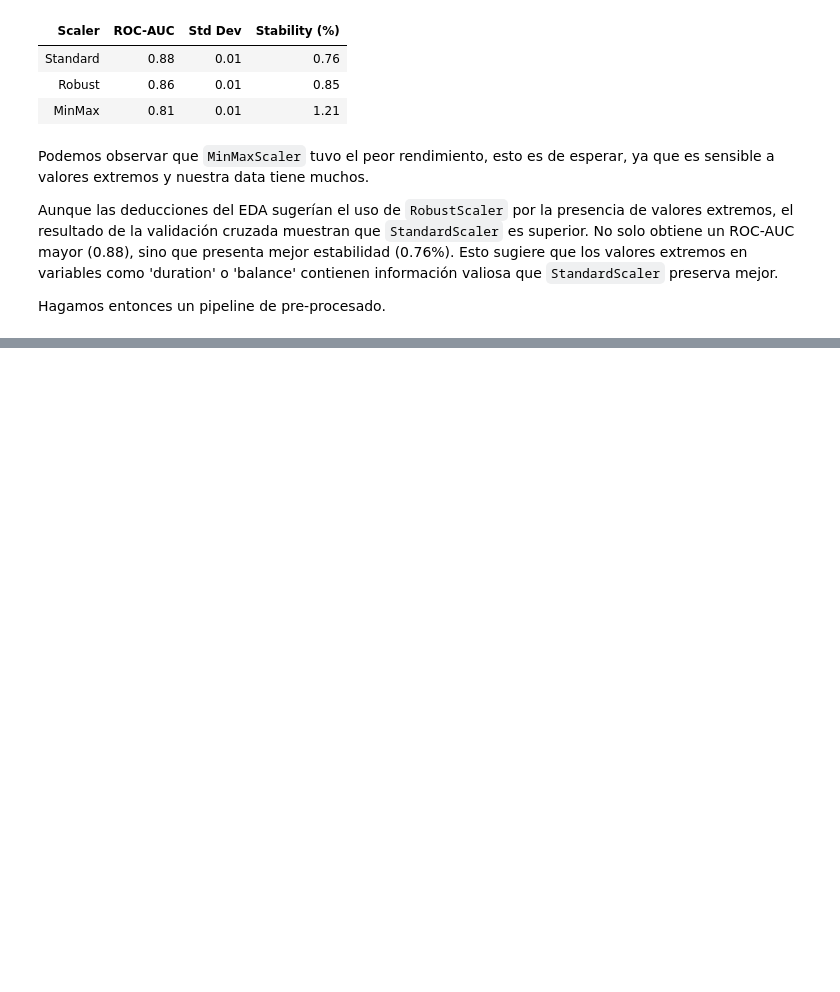
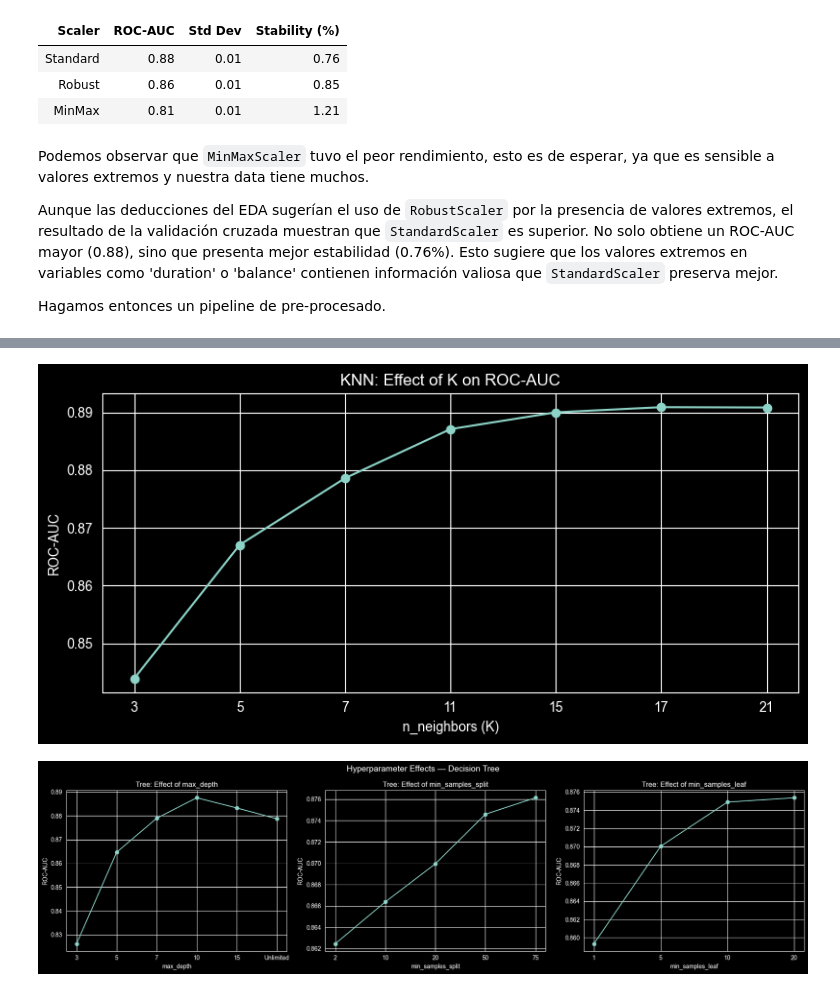
Before and after one commit to mathiasaiva/AA_primera_practica, a Jupyter notebook: notebooks/01_EDA_and_modeling.ipynb, the cells around one changed output, grey strips where cells are left out. Saved outputs shown, nothing was run; the diff lists cells and outputs as text; code cells hidden in the pictures; blank space fills up the shorter version.

```diff
--- a/notebooks/01_EDA_and_modeling.ipynb
+++ b/notebooks/01_EDA_and_modeling.ipynb
@@ -632,0 +714,54 @@ show_df(summary)
+# %%
+# ================= PLOTS ===================
+def config_plot(axe, order, model, set_xticklabels, set_title, set_xlabel, set_ylabel='ROC-AUC', grid = True):
+    order_len = range(len(order))
+    axe.plot(order_len, model.values, marker='o')
+    axe.set_xticks(order_len)
+    axe.set_xticklabels(set_xticklabels)
+    axe.set_title(set_title)
+    axe.set_xlabel(set_xlabel)
+    axe.set_ylabel(set_ylabel)
+    axe.grid(True)
+
+# KNN
+knn_results = pd.DataFrame(knn_search.cv_results_)
+
+# Average ROC-AUC per n_neighbors
+knn_k = knn_results.groupby('param_clf__n_neighbors')['mean_test_score'].mean()
+fig, axes = plt.subplots(1, 1, figsize=(8, 4))
+
+config_plot(axes, knn_k.index, knn_k, knn_k.index, 'KNN: Effect of K on ROC-AUC', 'n_neighbors (K)')
+plt.tight_layout()
+plt.show()
+
+# Trees
+tree_results = pd.DataFrame(tree_search.cv_results_)
+fig, axes = plt.subplots(1, 3, figsize=(18, 5))
+
+# max_depth
+tree_depth = tree_results.groupby(
+    'param_clf__max_depth', dropna=False
+)['mean_test_score'].mean()
+tree_depth.index = tree_depth.index.map(lambda x: 'Unlimited' if x is None or (isinstance(x, float) and np.isnan(x)) else str(int(x)))
+order_depth = ['3', '5', '7', '10', '15', 'Unlimited']
+tree_depth = tree_depth.reindex(order_depth)
+config_plot(axes[0], order_depth, tree_depth, order_depth, 'Tree: Effect of max_depth', 'max_depth')
+
+# min_samples_split
+tree_split = tree_results.groupby('param_clf__min_samples_split')['mean_test_score'].mean()
+order_split = [2, 10, 20, 50, 75]
+tree_split = tree_split.reindex(order_split)
+config_plot(axes[1], order_split, tree_split, [str(x) for x in order_split], 'Tree: Effect of min_samples_split', 'min_samples_split')
+
+# min_samples_leaf
+tree_leaf = tree_results.groupby('param_clf__min_samples_leaf')['mean_test_score'].mean()
+order_leaf = [1, 5, 10, 20]
+tree_leaf = tree_leaf.reindex(order_leaf)
+config_plot(axes[2], order_leaf, tree_leaf, [str(x) for x in order_leaf], 'Tree: Effect of min_samples_leaf', 'min_samples_leaf')
+
+plt.suptitle('Hyperparameter Effects — Decision Tree', fontsize=14)
+plt.tight_layout()
+plt.show()
+# %% [output]
+[figure, added]
+[figure, added]
```
Also changed, not shown: parts of 13 cells of this notebook.
